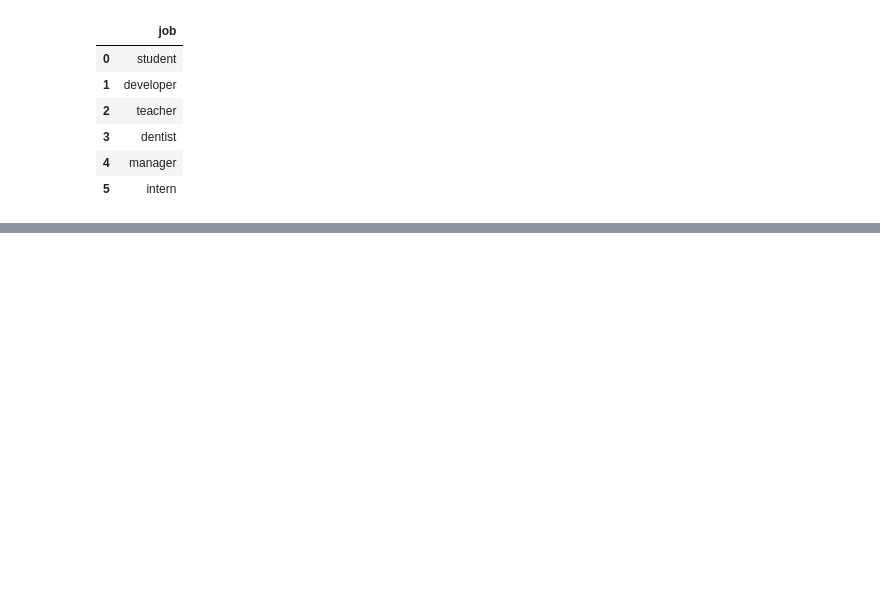
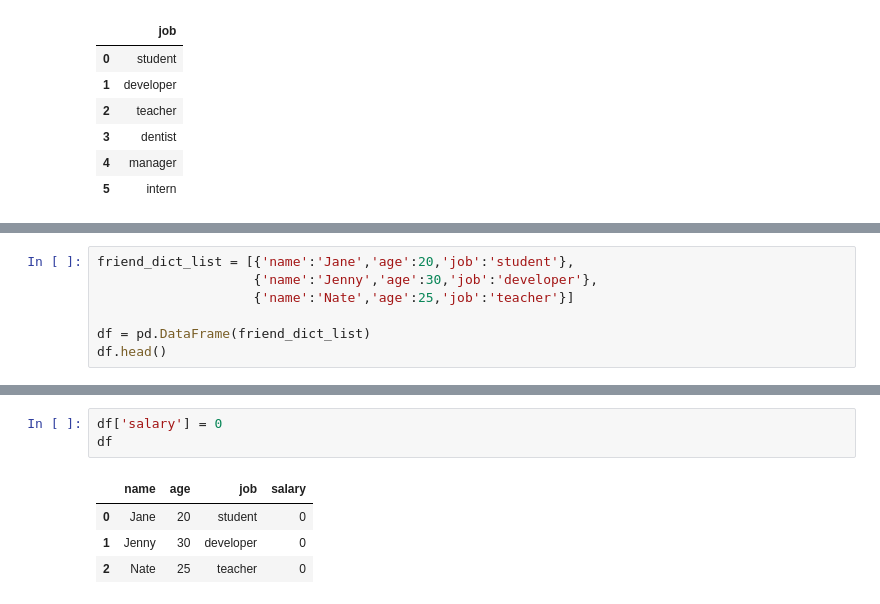
Before and after one commit to u8yes/AI, a Jupyter notebook: src/chap01/04_Pandas_20221109-10.ipynb, the cells around one changed output, grey strips where cells are left out. Cells and saved outputs as stored; diff of their text form; blank space fills up the shorter version.

```diff
--- a/src/chap01/04_Pandas_20221109-10.ipynb
+++ b/src/chap01/04_Pandas_20221109-10.ipynb
@@ -374,0 +442,7 @@ df
+# %%
+friend_dict_list = [{'name':'Jane','age':20,'job':'student'},
+                    {'name':'Jenny','age':30,'job':'developer'},
+                    {'name':'Nate','age':25,'job':'teacher'}]
+
+df = pd.DataFrame(friend_dict_list)
+df.head()
@@ -374,0 +470,8 @@ df
+# %%
+df['salary'] = 0
+df
+# %% [output]
+|  | name | age | job | salary |
+| 0 | Jane | 20 | student | 0 |
+| 1 | Jenny | 30 | developer | 0 |
+| 2 | Nate | 25 | teacher | 0 |
```
Also changed, not shown: parts of 28 cells of this notebook.
